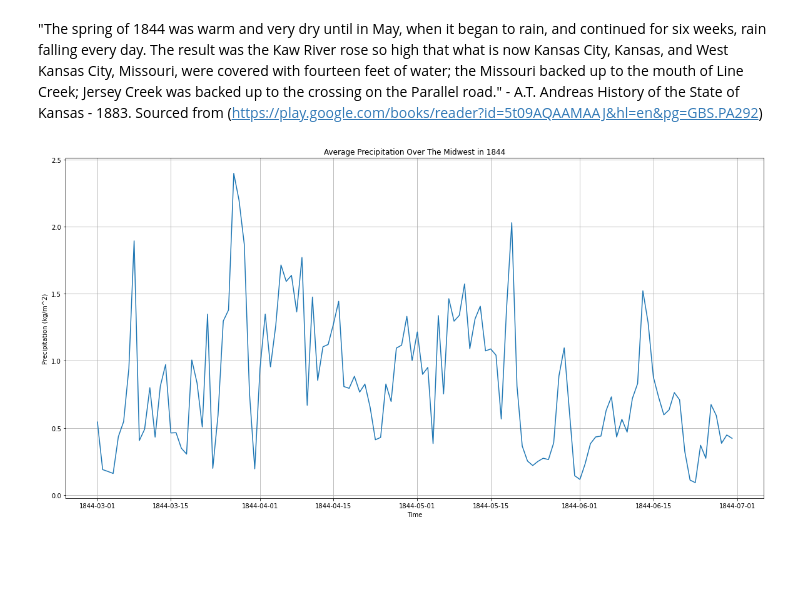
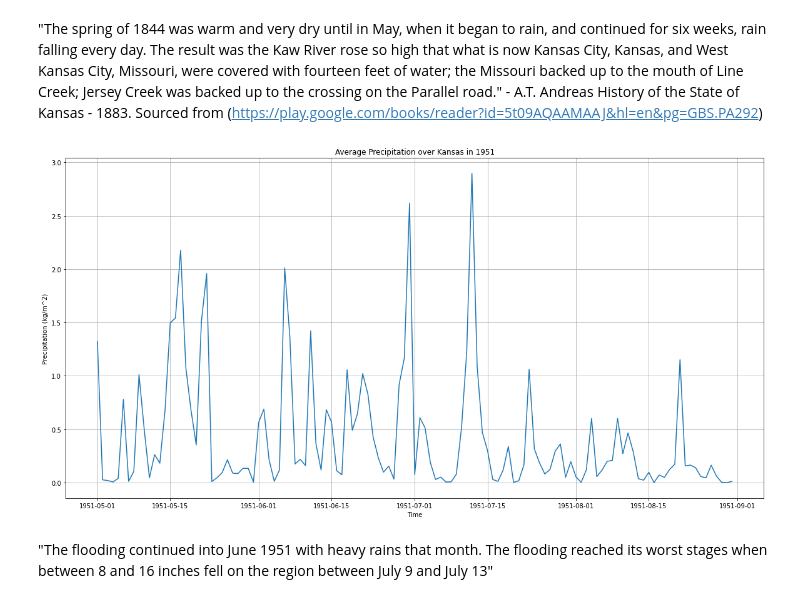
Before and after one commit to bparazin/ESS-Visualization, a Jupyter notebook: Time Series.ipynb, the cells around one changed output. Saved outputs shown, nothing was run; the diff lists cells and outputs as text; code cells hidden in the pictures; blank space fills up the shorter version.

```diff
--- a/Time Series.ipynb
+++ b/Time Series.ipynb
@@ -26,6 +24,7 @@ main_path = r'C:\Users\bpara\Geo data'
 temps_path = r'\temp'
 geomean_path = r'\geopotential mean'
 rain_path = r'\daily rain 1844'
+rain_1951_path = r'\daily rain 1951'
 snow_path = r'\snow depth'
 moisture_path = r'\soil moisture'
 shum_path = r'\specific humidity'
@@ -35,5 +34,9 @@ Import the data
 rain_data = em.get_data(main_path+rain_path, True)
 rain_data["apcp"] = rain_data["nc_vars"].pop("apcp")
 rain_data.pop("nc_vars")
+
+rain_1951_data = em.get_data(main_path+rain_1951_path, True)
+rain_1951_data["apcp"] = rain_1951_data["nc_vars"].pop("apcp")
+rain_1951_data.pop("nc_vars")
 # %% [output]
 acquring data from apcp.1844.nc
@@ -92,6 +96,11 @@ def plot_tseries(data, datakey, title, x_title, y_title):
 # %%
 t1 = dt.datetime(1844, 3, 1)
 t2 = dt.datetime(1844, 7, 1)
-kansas_avg = area_average_tseries(t1, t2, lon_start, lon_end, lat_start, lat_end, rain_data, "apcp", False, True)
+t3 = dt.datetime(1951, 5, 1)
+t4 = dt.datetime(1951, 9, 1)
+
+kansas_avg = area_average_tseries(t1, t2, lon_start, lon_end, lat_start, lat_end, rain_data, "apcp", False, False)
 mw_avg = area_average_tseries(t1, t2, OKC_lon, chicago_lon, OKC_lat, chicago_lat, rain_data, "apcp", False, True)
+
+kansas_avg_1951 = area_average_tseries(t3, t4, lon_start, lon_end, lat_start, lat_end, rain_1951_data, "apcp", False, True)
 # %% [output]
@@ -104,6 +117,8 @@ plot_tseries(kansas_avg, "apcp", "Average Precipitation Over Kansas in 1844", "T
 # %% [markdown]
 "The spring of 1844 was warm and very dry until in May, when it began to rain, and continued for six weeks, rain falling every day. The result was the Kaw River rose so high that what is now Kansas City, Kansas, and West Kansas City, Missouri, were covered with fourteen feet of water; the Missouri backed up to the mouth of Line Creek; Jersey Creek was backed up to the crossing on the Parallel road." - A.T. Andreas History of the State of Kansas - 1883. Sourced from (https://play.google.com/books/reader?id=5t09AQAAMAAJ&hl=en&pg=GBS.PA292)
 # %%
-plot_tseries(mw_avg, "apcp", "Average Precipitation Over The Midwest in 1844", "Time", "Precipitation (kg/m^2)")
+plot_tseries(kansas_avg_1951, "apcp", "Average Precipitation over Kansas in 1951", "Time", "Precipitation (kg/m^2)")
 # %% [output]
-[figure, old version]
+[figure, new version]
+# %% [markdown]
+"The flooding continued into June 1951 with heavy rains that month. The flooding reached its worst stages when between 8 and 16 inches fell on the region between July 9 and July 13"
```
Also changed, not shown: parts of 4 cells of this notebook, 2 other files.
